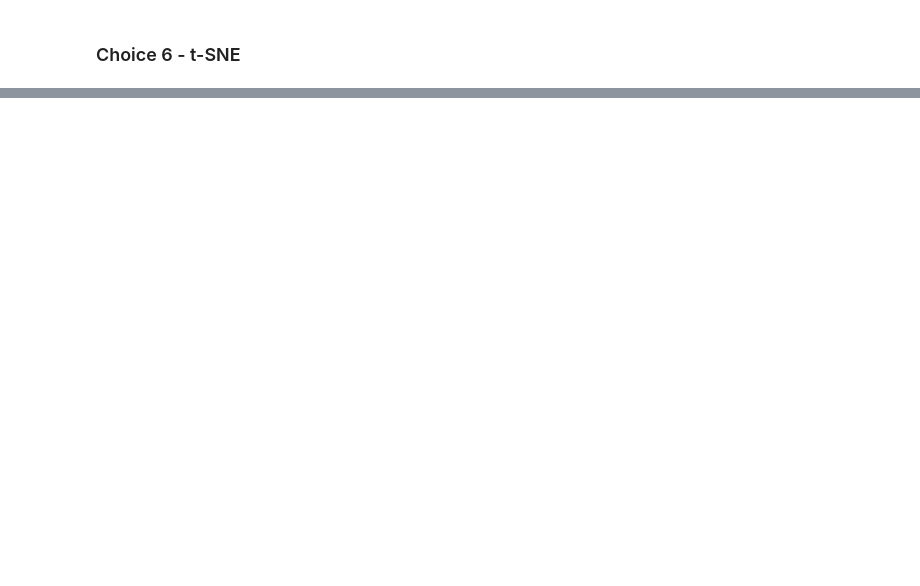
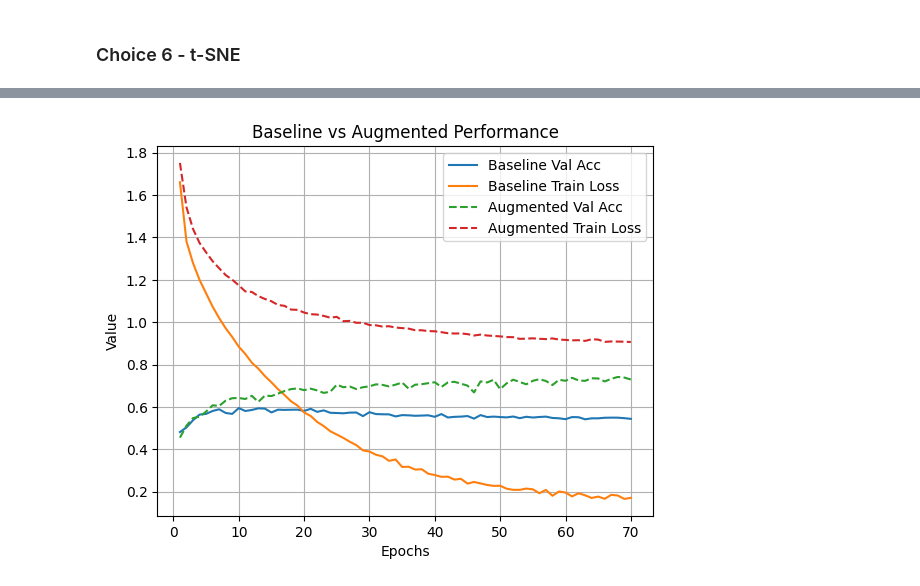
Before and after one commit to lottelaan98/ComputerVision_Assign3, a Jupyter notebook: cnn2.ipynb, the cells around one changed output, grey strips where cells are left out. Drawn from its saved outputs; the diff is of its cells as text; code cells hidden in the pictures; blank space fills up the shorter version.

```diff
--- a/cnn2.ipynb
+++ b/cnn2.ipynb
@@ -1254,0 +1507,24 @@ plt.show()
+# %%
+epochs_baseline = range(1, len(hist_baseline["val_acc"]) + 1)
+
+epochs_aug = range(1, len(hist_aug["val_acc"]) + 1)
+
+plt.figure()
+
+# Baseline
+plt.plot(epochs_baseline, hist_baseline["val_acc"], label="Baseline Val Acc")
+plt.plot(epochs_baseline, hist_baseline["train_loss"], label="Baseline Train Loss")
+
+# Augmented
+plt.plot(epochs_aug, hist_aug["val_acc"], linestyle='--',label="Augmented Val Acc")
+plt.plot(epochs_aug, hist_aug["train_loss"], linestyle='--', label="Augmented Train Loss")
+
+plt.xlabel("Epochs")
+plt.ylabel("Value")
+plt.title("Baseline vs Augmented Performance")
+plt.legend()
+plt.grid()
+
+plt.show()
+# %% [output]
+[figure, added]
```
Also changed, not shown: parts of 43 cells of this notebook, 27 other files.
